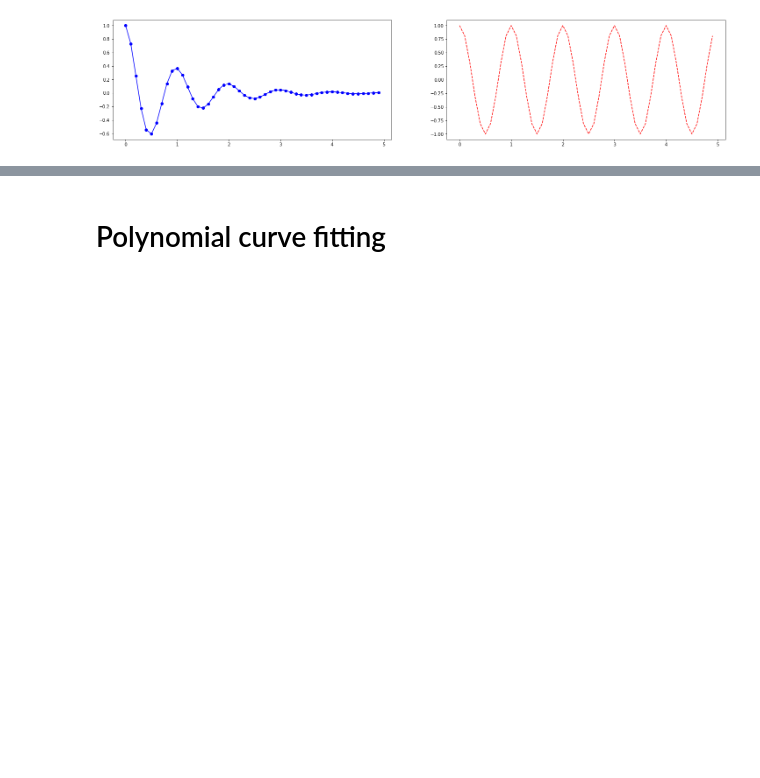
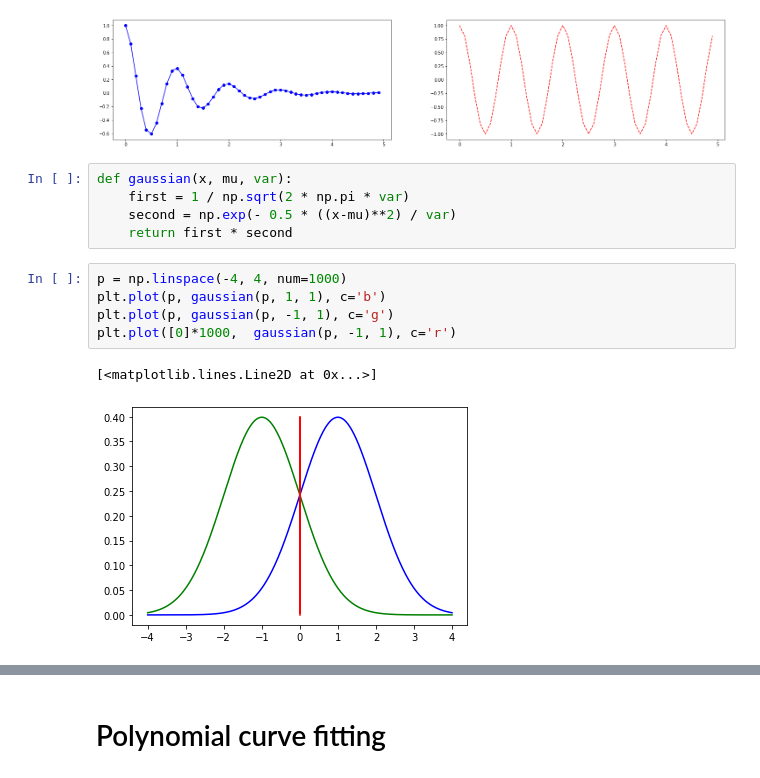
Before and after one commit to tejuafonja/course__uds_ml21, a Jupyter notebook: Jupyter Notebooks/Tutorial_1_-_Jupyter_Notebook.ipynb, the cells around one changed output, grey strips where cells are left out. Saved outputs shown, nothing was run; the diff lists cells and outputs as text; blank space fills up the shorter version.

```diff
--- a/Jupyter Notebooks/Tutorial_1_-_Jupyter_Notebook.ipynb
+++ b/Jupyter Notebooks/Tutorial_1_-_Jupyter_Notebook.ipynb
@@ -222,3 +222,16 @@ plt.plot(x1, np.cos(2*np.pi*x1), 'r--')
 plt.show()
 # %% [output]
 [figure]
+# %%
+def gaussian(x, mu, var):
+    first = 1 / np.sqrt(2 * np.pi * var)
+    second = np.exp(- 0.5 * ((x-mu)**2) / var)
+    return first * second
+# %%
+p = np.linspace(-4, 4, num=1000)
+plt.plot(p, gaussian(p, 1, 1), c='b')
+plt.plot(p, gaussian(p, -1, 1), c='g')
+plt.plot([0]*1000,  gaussian(p, -1, 1), c='r')
+# %% [output]
+[<matplotlib.lines.Line2D at 0x...>]
+[figure, added]
```
Also changed, not shown: parts of 7 cells of this notebook, 6 other files.
